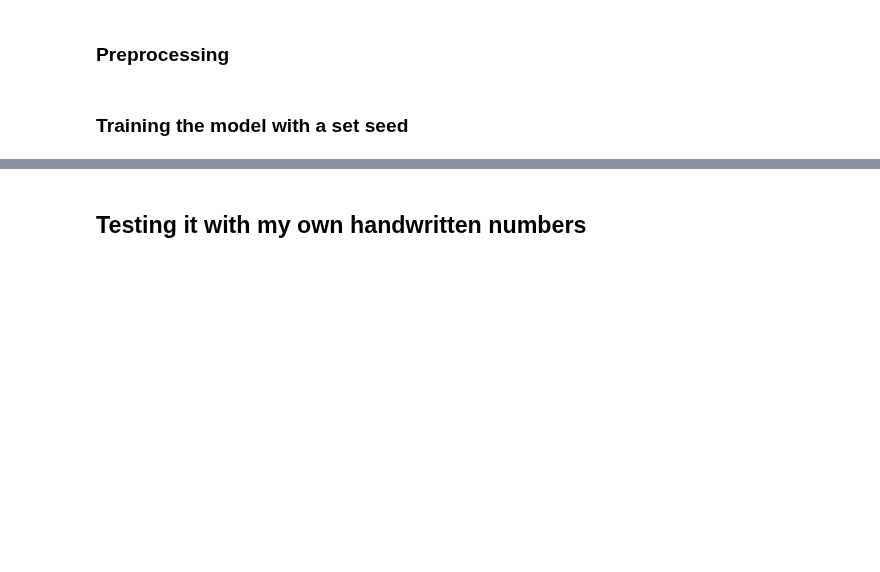
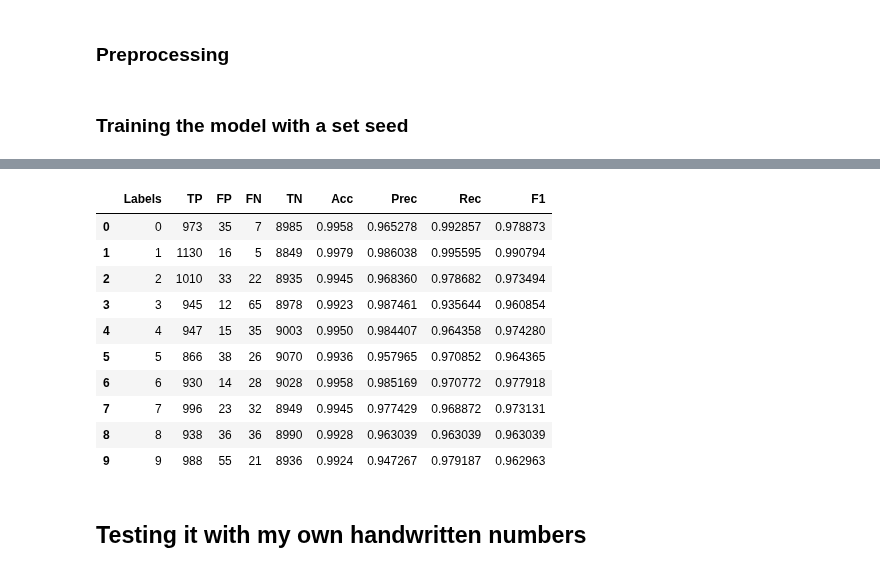
Before and after one commit to JasonFeng365/Group6Project, a Jupyter notebook: ExpressionEvaluator-V1.ipynb, the cells around one changed output, grey strips where cells are left out. Saved outputs shown, nothing was run; the diff lists cells and outputs as text; code cells hidden in the pictures; blank space fills up the shorter version.

```diff
--- a/ExpressionEvaluator-V1.ipynb
+++ b/ExpressionEvaluator-V1.ipynb
@@ -248,3 +248,49 @@ Weighted-Averaged F1 Score: 0.9726
+# %%
+import numpy as np
+
+cm = confusion_matrix(y_test, y_pred)
+
+# Initialize lists to store TN, TP, FN, FP for each class
+TN = []
+TP = []
+FN = []
+FP = []
+
+for i in range(len(cm)):
+    tp = cm[i, i]
+    fp = sum(cm[:, i]) - tp
+    fn = sum(cm[i, :]) - tp
+    tn = sum(sum(cm)) - (tp + fp + fn)
+
+    TP.append(tp)
+    FP.append(fp)
+    FN.append(fn)
+    TN.append(tn)
+
+import pandas as pd
+accuracy, precision, recall, f1 = [[0 for _ in range(len(cm))] for _ in range(4)]
+for i in range(len(cm)):
+	accuracy[i] = (TP[i]+TN[i])/(TP[i]+TN[i]+FP[i]+FN[i])
+	precision[i] = TP[i]/(TP[i]+FP[i])
+	recall[i] = TP[i]/(TP[i]+FN[i])
+	f1[i] = 2*precision[i]*recall[i]/(precision[i]+recall[i])
+
+rates = pd.DataFrame()
+rates["Labels"] = list("0123456789")
+for rate, arr in zip(["TP", "FP", "FN", "TN", "Acc", "Prec", "Rec", "F1"], [TP, FP, FN, TN, accuracy, precision, recall, f1]): rates[rate] = arr
+display(rates)
+# %% [output]
+|  | Labels | TP | FP | FN | TN | Acc | Prec | Rec | F1 |
+| 0 | 0 | 973 | 35 | 7 | 8985 | 0.9958 | 0.965278 | 0.992857 | 0.978873 |
+| 1 | 1 | 1130 | 16 | 5 | 8849 | 0.9979 | 0.986038 | 0.995595 | 0.990794 |
+| 2 | 2 | 1010 | 33 | 22 | 8935 | 0.9945 | 0.968360 | 0.978682 | 0.973494 |
+| 3 | 3 | 945 | 12 | 65 | 8978 | 0.9923 | 0.987461 | 0.935644 | 0.960854 |
+| 4 | 4 | 947 | 15 | 35 | 9003 | 0.9950 | 0.984407 | 0.964358 | 0.974280 |
+| 5 | 5 | 866 | 38 | 26 | 9070 | 0.9936 | 0.957965 | 0.970852 | 0.964365 |
+| 6 | 6 | 930 | 14 | 28 | 9028 | 0.9958 | 0.985169 | 0.970772 | 0.977918 |
+| 7 | 7 | 996 | 23 | 32 | 8949 | 0.9945 | 0.977429 | 0.968872 | 0.973131 |
+| 8 | 8 | 938 | 36 | 36 | 8990 | 0.9928 | 0.963039 | 0.963039 | 0.963039 |
+| 9 | 9 | 988 | 55 | 21 | 8936 | 0.9924 | 0.947267 | 0.979187 | 0.962963 |
 # %% [markdown]
 ## Testing it with my own handwritten numbers
 # %%
```
Also changed, not shown: parts of 12 cells of this notebook, 1 other file.
